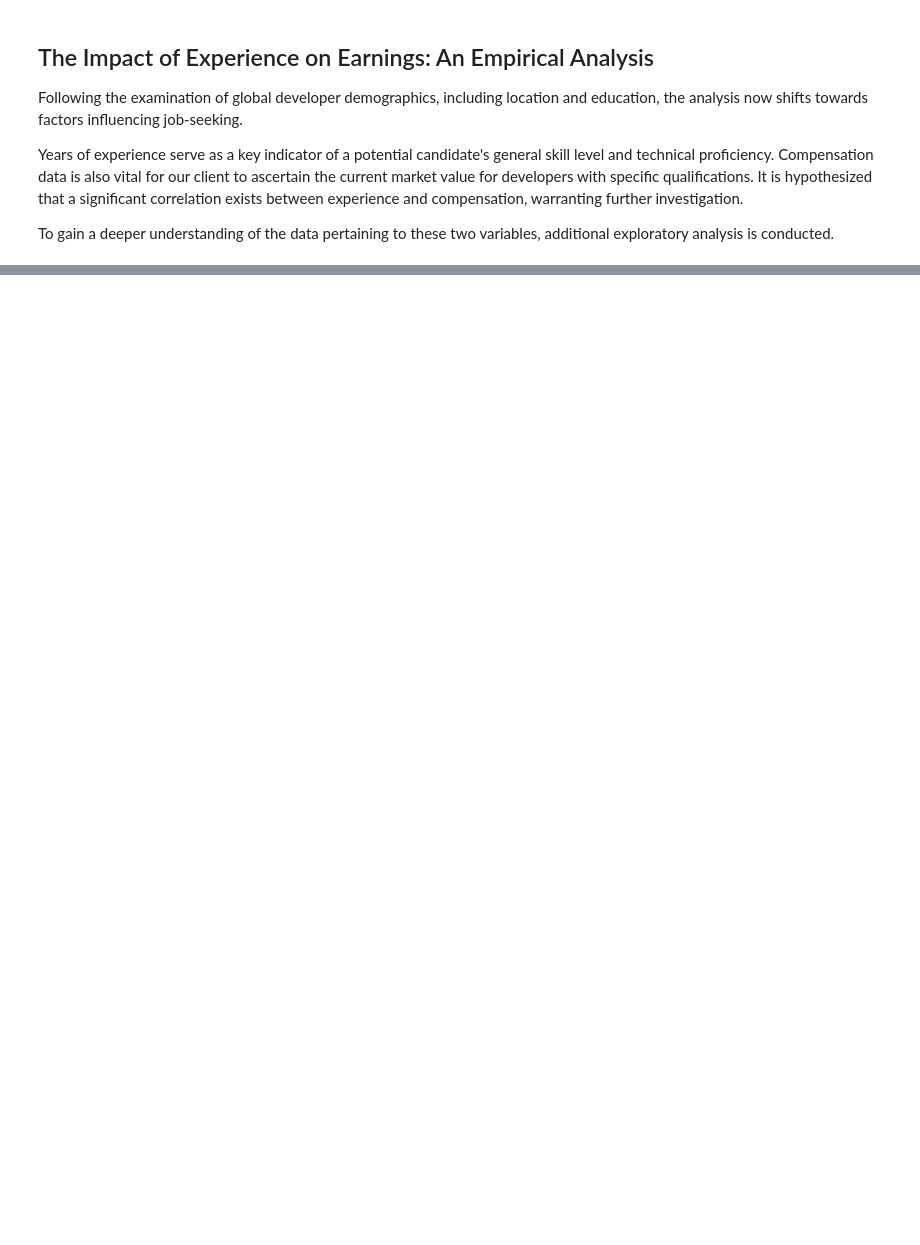
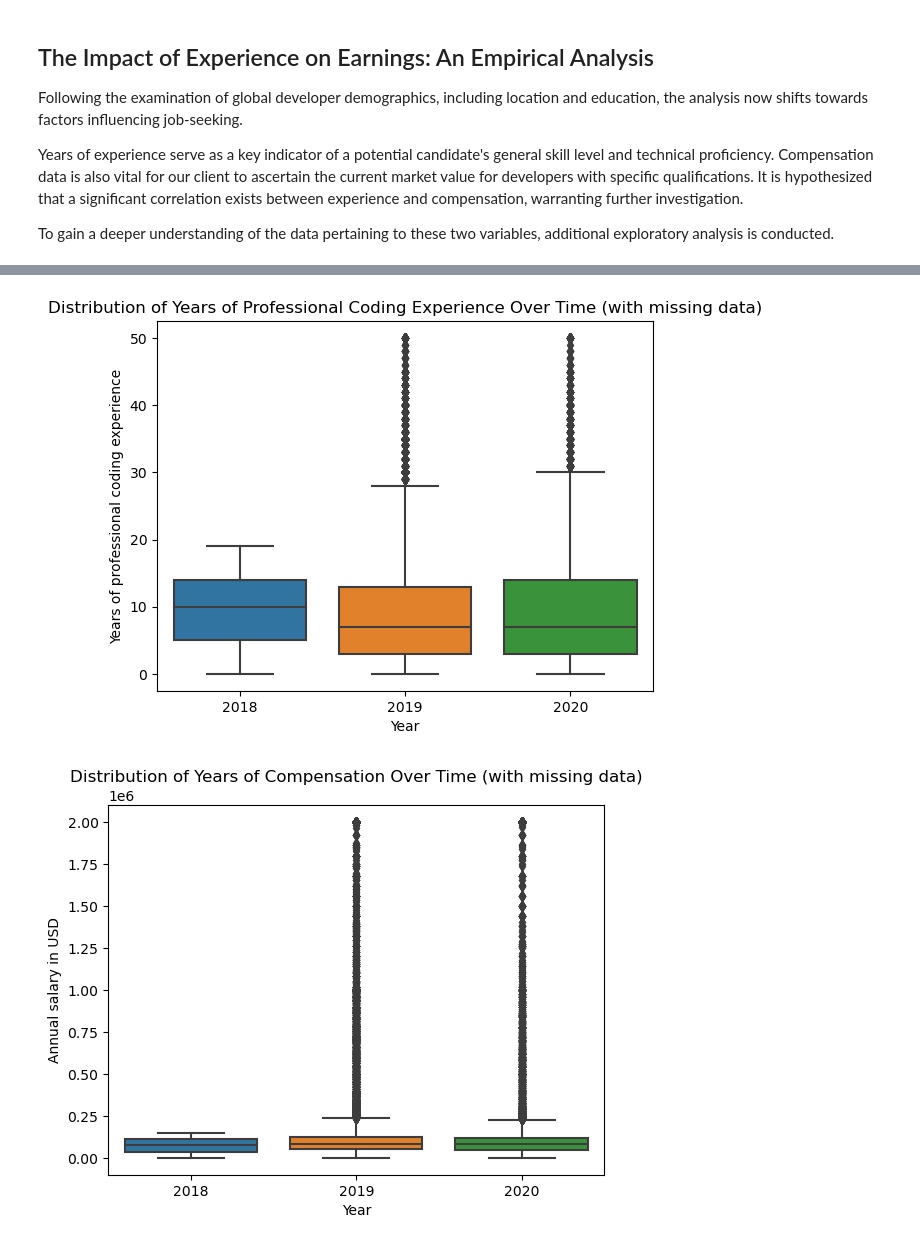
Before and after one commit to imrul10/Stack-Overflow-Survey-Trends, a Jupyter notebook: stack_overflow_survey_trends .ipynb, the cells around one changed output, grey strips where cells are left out. Cells and saved outputs as stored; diff of their text form; code cells hidden in the pictures; blank space fills up the shorter version.

```diff
--- a/stack_overflow_survey_trends .ipynb
+++ b/stack_overflow_survey_trends .ipynb
@@ -637,0 +709,18 @@ To gain a deeper understanding of the data pertaining to these two variables, ad
+# %%
+# Visualize distributions before imputation
+#plt.figure(figsize=(10, 6))
+sns.boxplot(x='Year', y='YearsCodePro',
+           data=compFields)
+plt.title('Distribution of Years of Professional Coding Experience Over Time (with missing data)')
+plt.ylabel('Years of professional coding experience')
+plt.show()
+
+#plt.figure(figsize=(10, 6))
+sns.boxplot(x='Year', y='ConvertedComp',
+           data=compFields)
+plt.title('Distribution of Years of Compensation Over Time (with missing data)')
+plt.ylabel('Annual salary in USD')
+plt.show()
+# %% [output]
+[figure, added]
+[figure, added]
```
Also changed, not shown: parts of 30 cells of this notebook.
